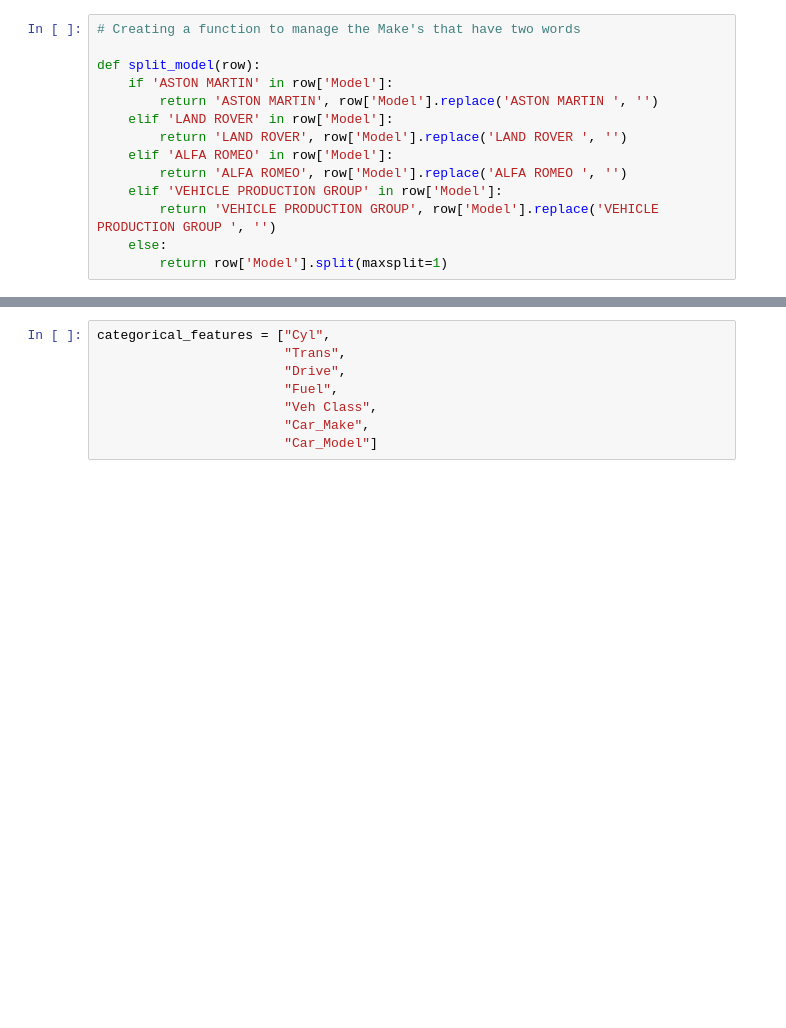
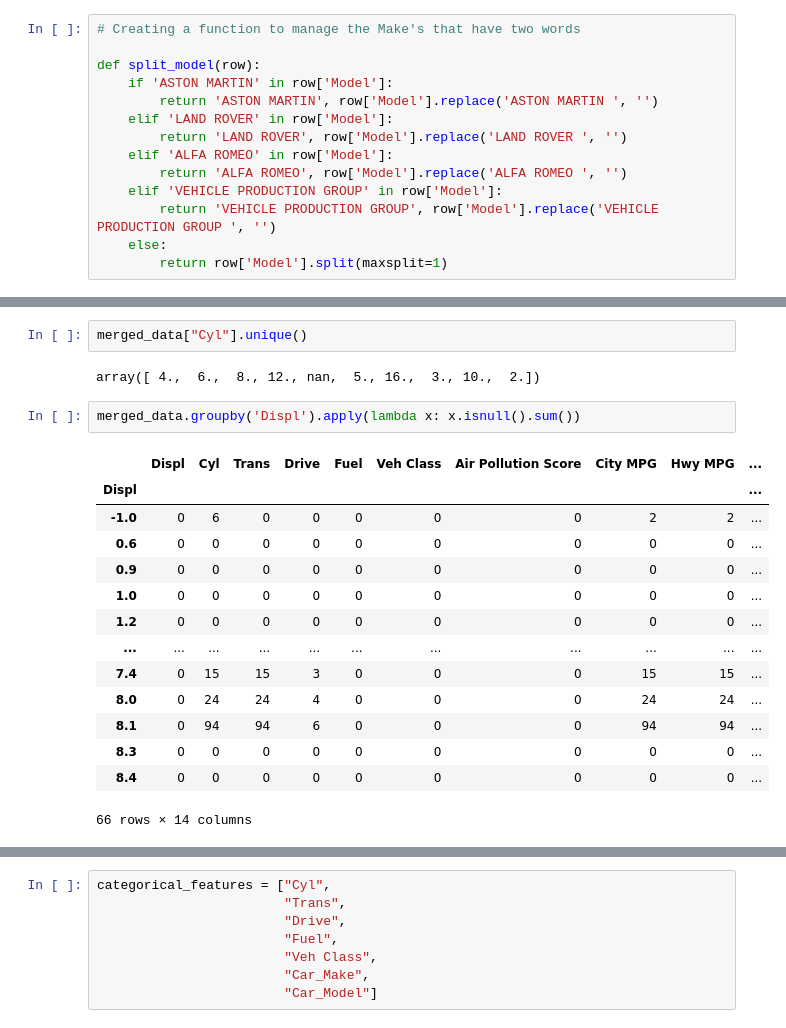
Before and after one commit to 4GeeksAcademy/World-Data-Final-Project, a Jupyter notebook: src/Auto_MPG_Dive.ipynb, the cells around one changed output, grey strips where cells are left out. Saved outputs shown, nothing was run; the diff lists cells and outputs as text; blank space fills up the shorter version.

```diff
--- a/src/Auto_MPG_Dive.ipynb
+++ b/src/Auto_MPG_Dive.ipynb
@@ -193,0 +245,21 @@ merged_data
+# %%
+merged_data["Cyl"].unique()
+# %% [output]
+array([ 4.,  6.,  8., 12., nan,  5., 16.,  3., 10.,  2.])
+# %%
+merged_data.groupby('Displ').apply(lambda x: x.isnull().sum())
+# %% [output]
+|  | Displ | Cyl | Trans | Drive | Fuel | Veh Class | Air Pollution Score | City MPG | Hwy MPG | ... |
+| Displ |  |  |  |  |  |  |  |  |  | ... |
+| -1.0 | 0 | 6 | 0 | 0 | 0 | 0 | 0 | 2 | 2 | ... |
+| 0.6 | 0 | 0 | 0 | 0 | 0 | 0 | 0 | 0 | 0 | ... |
+| 0.9 | 0 | 0 | 0 | 0 | 0 | 0 | 0 | 0 | 0 | ... |
+| 1.0 | 0 | 0 | 0 | 0 | 0 | 0 | 0 | 0 | 0 | ... |
+| 1.2 | 0 | 0 | 0 | 0 | 0 | 0 | 0 | 0 | 0 | ... |
+| ... | ... | ... | ... | ... | ... | ... | ... | ... | ... | ... |
+| 7.4 | 0 | 15 | 15 | 3 | 0 | 0 | 0 | 15 | 15 | ... |
+| 8.0 | 0 | 24 | 24 | 4 | 0 | 0 | 0 | 24 | 24 | ... |
+| 8.1 | 0 | 94 | 94 | 6 | 0 | 0 | 0 | 94 | 94 | ... |
+| 8.3 | 0 | 0 | 0 | 0 | 0 | 0 | 0 | 0 | 0 | ... |
+| 8.4 | 0 | 0 | 0 | 0 | 0 | 0 | 0 | 0 | 0 | ... |
+66 rows × 14 columns
```
Also changed, not shown: parts of 22 cells of this notebook, 2 other files.
